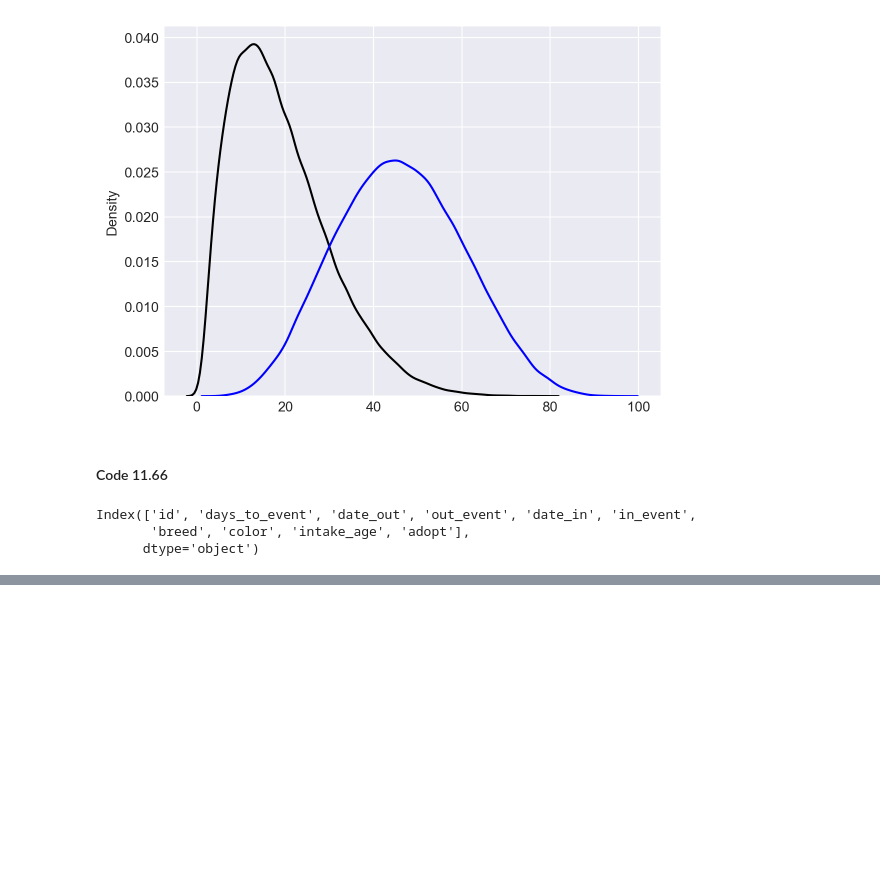
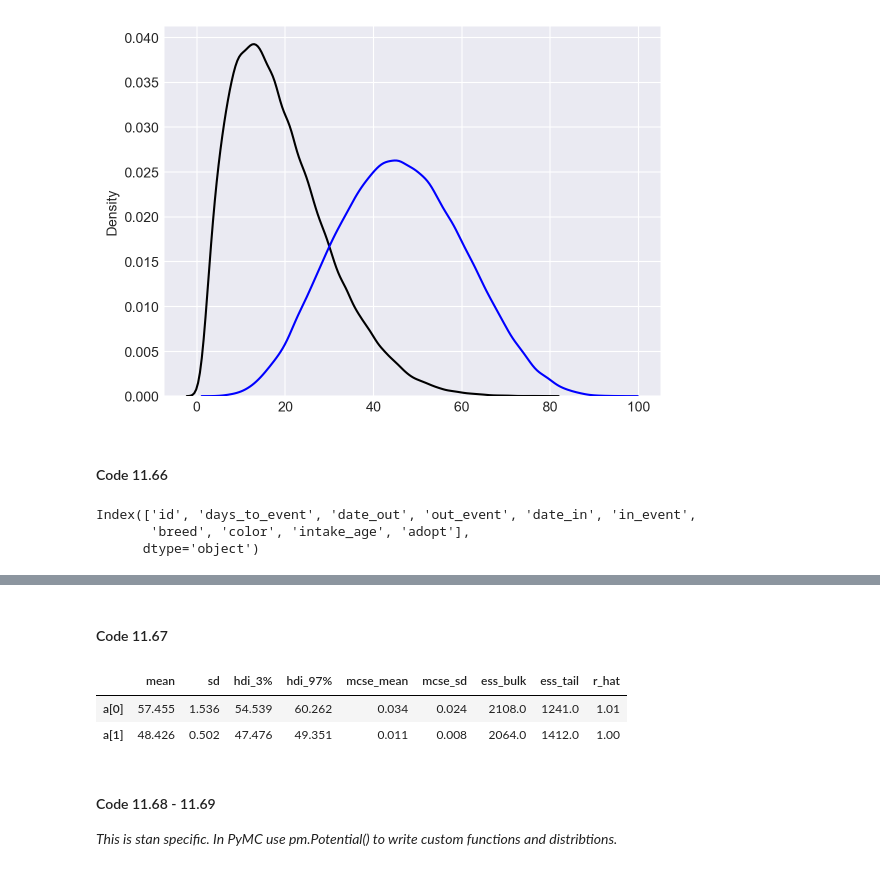
Before and after one commit to AndrewKillion/stat_rethinking_2026, a Jupyter notebook: python_code/Chapter_11.ipynb, the cells around one changed output, grey strips where cells are left out. Saved outputs shown, nothing was run; the diff lists cells and outputs as text; code cells hidden in the pictures; blank space fills up the shorter version.

```diff
--- a/python_code/Chapter_11.ipynb
+++ b/python_code/Chapter_11.ipynb
@@ -1176,0 +1198,13 @@ TypeError: Deterministic() got an unexpected keyword argument 'observed'
+# %% [markdown]
+#### Code 11.67
+# %%
+post_D = np.exp(trace_m11_15.posterior.a)
+pm.summary(post_D)
+# %% [output]
+|  | mean | sd | hdi_3% | hdi_97% | mcse_mean | mcse_sd | ess_bulk | ess_tail | r_hat |
+| a[0] | 57.455 | 1.536 | 54.539 | 60.262 | 0.034 | 0.024 | 2108.0 | 1241.0 | 1.01 |
+| a[1] | 48.426 | 0.502 | 47.476 | 49.351 | 0.011 | 0.008 | 2064.0 | 1412.0 | 1.00 |
+# %% [markdown]
+#### Code 11.68 - 11.69
+
+_This is stan specific. In PyMC use pm.Potential() to write custom functions and distribtions._
```
Also changed, not shown: parts of 2 cells of this notebook.
